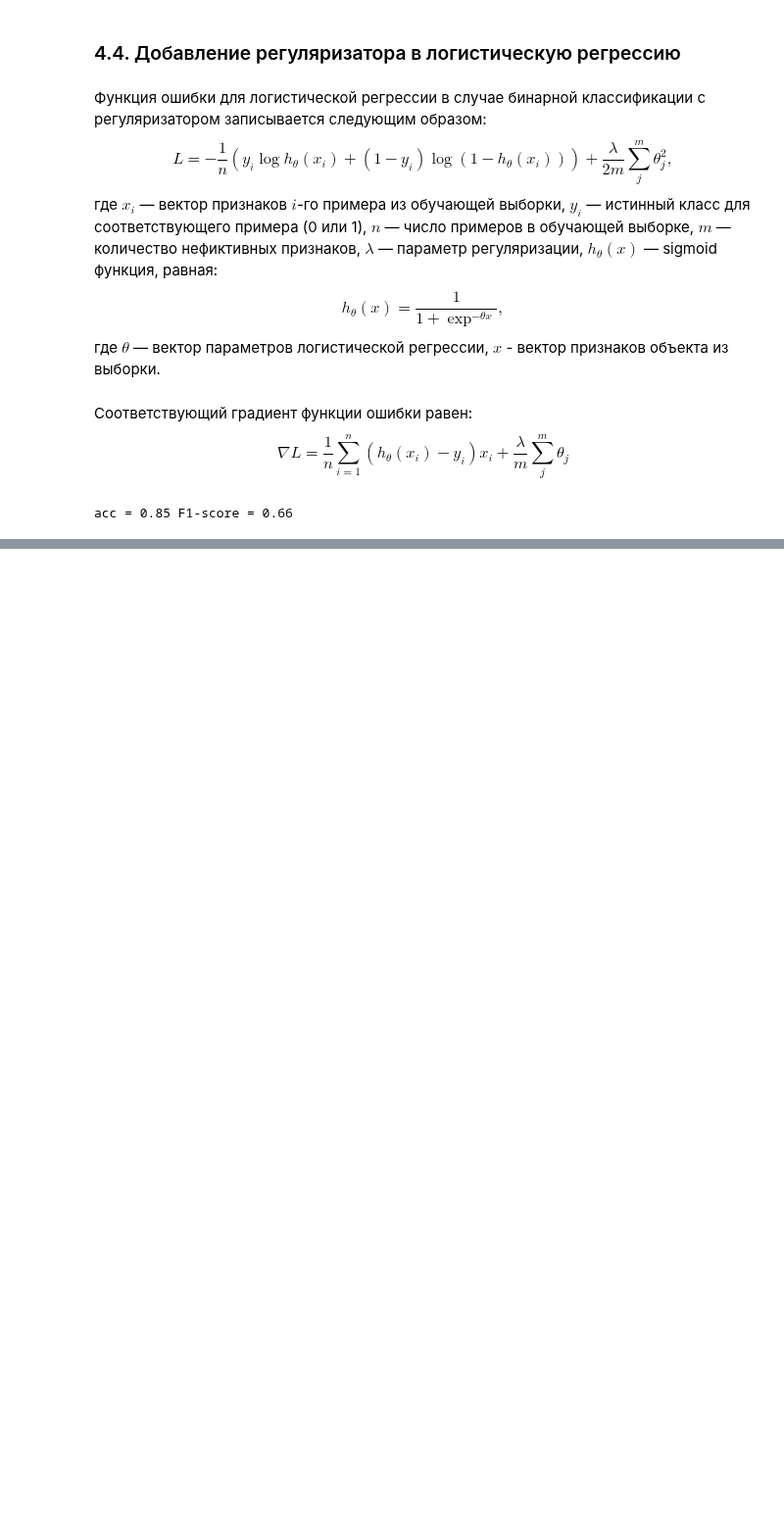
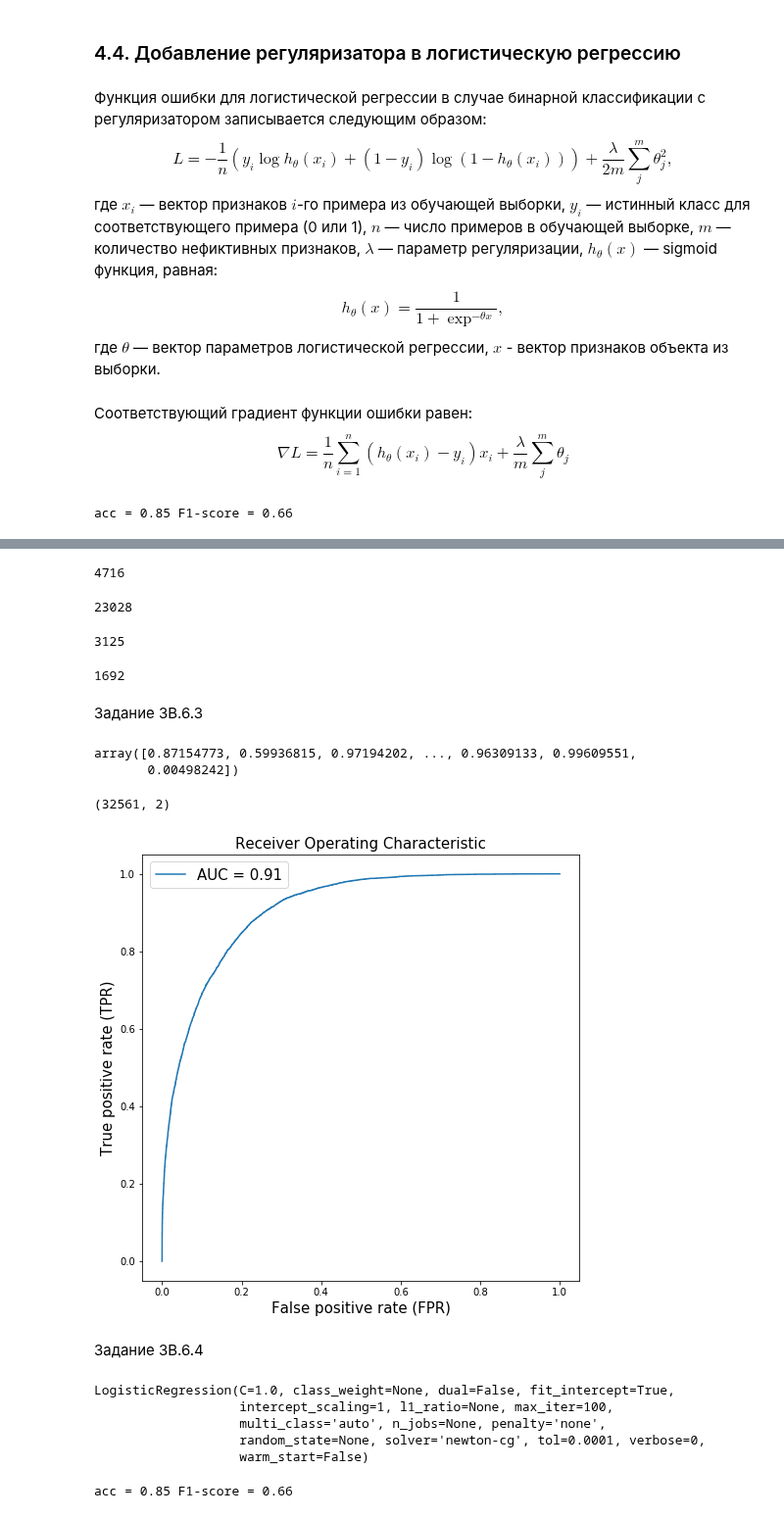
Before and after one commit to greg-kan/mlda, a Jupyter notebook: SkillFactory/unit_4/log_reg_practice.ipynb, the cells around one changed output, grey strips where cells are left out. Shown at 98% size. Cells and saved outputs as stored; diff of their text form; code cells hidden in the pictures; blank space fills up the shorter version.

Commit message:
Quality metrics... module is in progress

```diff
--- a/SkillFactory/unit_4/log_reg_practice.ipynb
+++ b/SkillFactory/unit_4/log_reg_practice.ipynb
@@ -412,0 +435,4 @@ calc_and_plot_roc(y_valid, y_pred_proba)
+# %%
+lr = LogisticRegression(max_iter=500)
+# %%
+lr.fit(X,y)
@@ -412,0 +477,34 @@ calc_and_plot_roc(y_valid, y_pred_proba)
+# %%
+len(df[(df.y==1) & (df.y_pred==1)])
+# %% [output]
+4716
+# %%
+len(df[(df.y==0) & (df.y_pred==0)])
+# %% [output]
+23028
+# %%
+len(df[(df.y==1) & (df.y_pred==0)])
+# %% [output]
+3125
+# %%
+len(df[(df.y==0) & (df.y_pred==1)])
+# %% [output]
+1692
+# %% [markdown]
+Задание 3B.6.3
+# %%
+y_pred_proba = lr.predict_proba(X)
+y_pred_proba[:,0]
+# %% [output]
+array([0.87154773, 0.59936815, 0.97194202, ..., 0.96309133, 0.99609551,
+       0.00498242])
+# %%
+y_pred_proba.shape
+# %% [output]
+(32561, 2)
+# %%
+calc_and_plot_roc(y, y_pred_proba[:,1])
+# %% [output]
+[figure, added]
+# %% [markdown]
+Задание 3B.6.4
@@ -412,0 +513,12 @@ calc_and_plot_roc(y_valid, y_pred_proba)
+# %%
+lr.fit(X,y)
+# %% [output]
+LogisticRegression(C=1.0, class_weight=None, dual=False, fit_intercept=True,
+                   intercept_scaling=1, l1_ratio=None, max_iter=100,
+                   multi_class='auto', n_jobs=None, penalty='none',
+                   random_state=None, solver='newton-cg', tol=0.0001, verbose=0,
+                   warm_start=False)
+# %%
+print_logisitc_metrics(y, lr.predict(X))
+# %% [output]
+acc = 0.85 F1-score = 0.66
```
Also changed, not shown: parts of 39 cells of this notebook, 13 other files.
